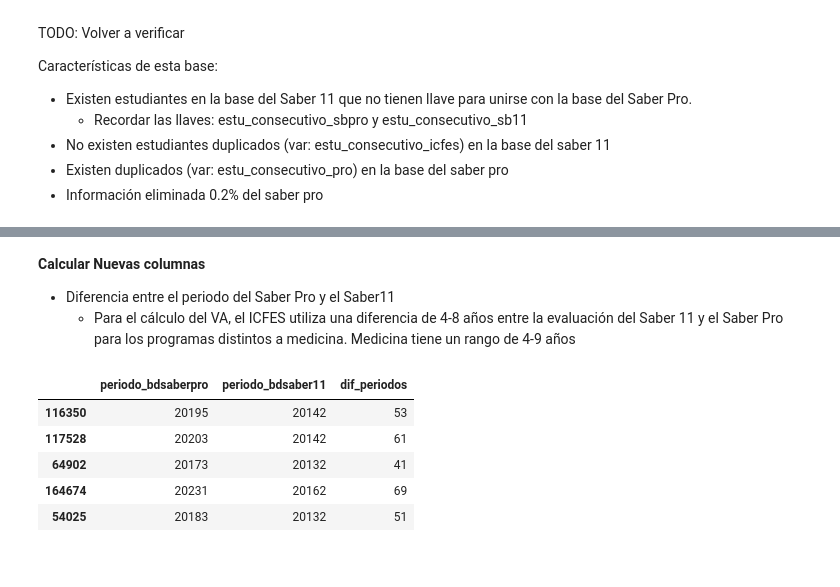
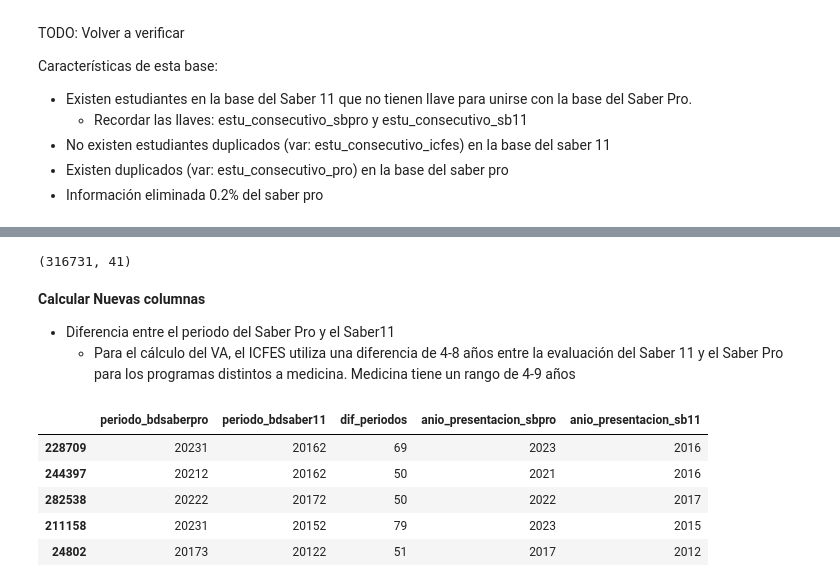
Before and after one commit to MaxgAtenea/ICFES, a Jupyter notebook: src/procesamiento_bases_saber11.ipynb, the cells around one changed output, grey strips where cells are left out. Drawn from its saved outputs; the diff is of its cells as text; code cells hidden in the pictures.

```diff
--- a/src/procesamiento_bases_saber11.ipynb
+++ b/src/procesamiento_bases_saber11.ipynb
@@ -505,17 +515,23 @@ data.head()
+# %%
+data.shape
+# %% [output]
+(316731, 41)
 # %% [markdown]
 **Calcular Nuevas columnas**
 - Diferencia entre el periodo del Saber Pro y el Saber11
     - Para el cálculo del VA, el ICFES utiliza una diferencia de 4-8 años entre la evaluación del Saber 11 y el Saber Pro para los programas distintos a medicina. Medicina tiene un rango de 4-9 años
 # %%
 data["dif_periodos"] = data["periodo_bdsaberpro"]- data["periodo_bdsaber11"]
+data['anio_presentacion_sbpro'] = data['periodo_bdsaberpro']//10
+data['anio_presentacion_sb11'] = data['periodo_bdsaber11']//10
 # %%
-data[['periodo_bdsaberpro',"periodo_bdsaber11","dif_periodos"]].sample(5)
+data[['periodo_bdsaberpro',"periodo_bdsaber11","dif_periodos",'anio_presentacion_sbpro','anio_presentacion_sb11']].sample(5)
 # %% [output]
-|  | periodo_bdsaberpro | periodo_bdsaber11 | dif_periodos |
-| 116350 | 20195 | 20142 | 53 |
-| 117528 | 20203 | 20142 | 61 |
-| 64902 | 20173 | 20132 | 41 |
-| 164674 | 20231 | 20162 | 69 |
-| 54025 | 20183 | 20132 | 51 |
+|  | periodo_bdsaberpro | periodo_bdsaber11 | dif_periodos | anio_presentacion_sbpro | anio_presentacion_sb11 |
+| 228709 | 20231 | 20162 | 69 | 2023 | 2016 |
+| 244397 | 20212 | 20162 | 50 | 2021 | 2016 |
+| 282538 | 20222 | 20172 | 50 | 2022 | 2017 |
+| 211158 | 20231 | 20152 | 79 | 2023 | 2015 |
+| 24802 | 20173 | 20122 | 51 | 2017 | 2012 |
 # %%
 #Guardamos la base de datos consolidada en el subdirectorio BD
```
Also changed, not shown: parts of 7 cells of this notebook, 2 other files.
